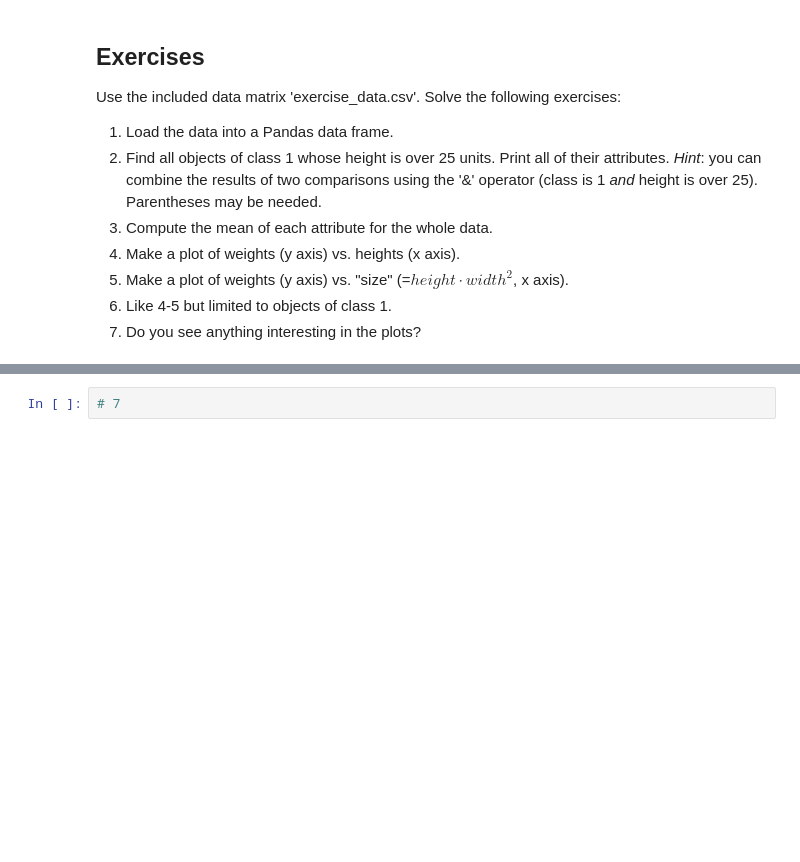
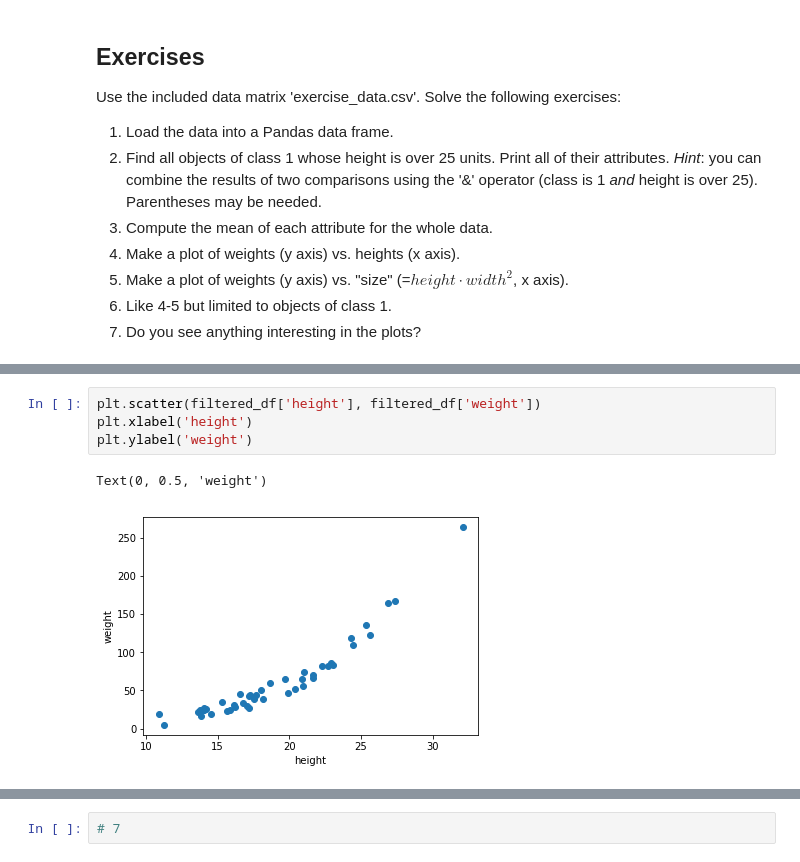
Before and after one commit to euneestella/utu_data_analysis, a Jupyter notebook: excersie/exercise_1/Python_tutorial.ipynb, the cells around one changed output, grey strips where cells are left out. Cells and saved outputs as stored; diff of their text form; blank space fills up the shorter version.

```diff
--- a/excersie/exercise_1/Python_tutorial.ipynb
+++ b/excersie/exercise_1/Python_tutorial.ipynb
@@ -459,0 +562,7 @@ Use the included data matrix 'exercise_data.csv'. Solve the following exercises:
+# %%
+plt.scatter(filtered_df['height'], filtered_df['weight'])
+plt.xlabel('height')
+plt.ylabel('weight')
+# %% [output]
+Text(0, 0.5, 'weight')
+[figure, added]
```
Also changed, not shown: parts of 28 cells of this notebook.
